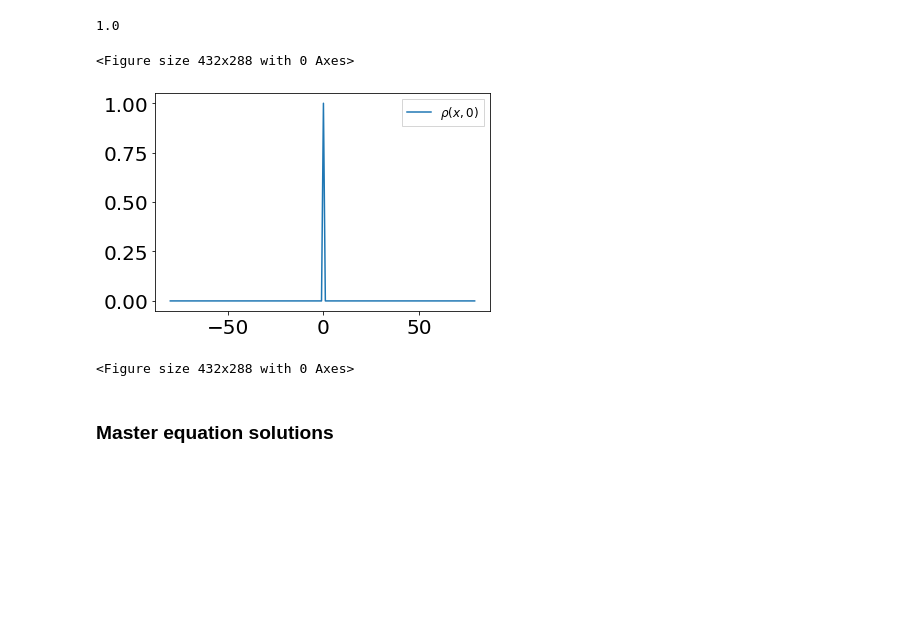
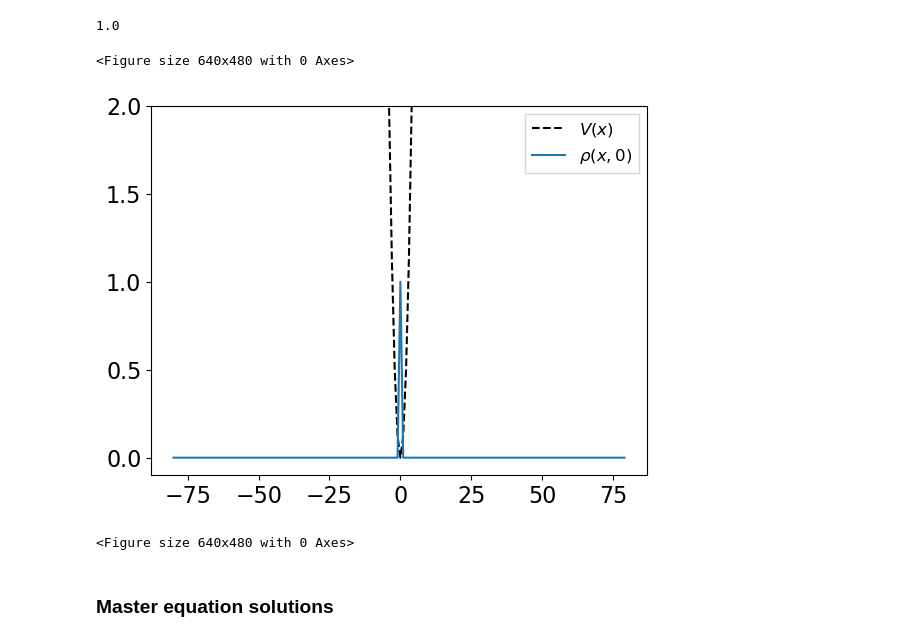
Before and after one commit to arthurfaria/non-Gaussian_Fluctuations, a Jupyter notebook: Generalized_FP.ipynb, the cells around one changed output. Saved outputs shown, nothing was run; the diff lists cells and outputs as text; code cells hidden in the pictures; blank space fills up the shorter version.

```diff
--- a/Generalized_FP.ipynb
+++ b/Generalized_FP.ipynb
@@ -7,6 +18,4 @@ import pylab as plt
 
 from scipy import integrate
 from scipy import sparse
-plt.rcParams.update({'font.size': 20})
-#plt.rcParams.update({'font.size': 30})
-from mpmath import mp
+plt.rcParams.update({'font.size': 16})
@@ -58,54 +85,48 @@ brow_an = Z * (np.exp(- x**2/(kappa)))
 # %%
-################## Initial rho0
-
+# Initial rho0
 def ddf(x,sig):
     x0 = x #- 10
     val = np.zeros_like(x0)
     val[(-(1/(10*sig))<=x0) & (x0<=(1/(10*sig)))] = 1
     return val
 
 delta0 = ddf(x,1)            # initial delta
-print(np.trapz(delta0, x))   #normalization-check
+print(np.trapz(delta0, x))   # normalization-check
 
 
-################## overdamped standard BM rho_t
-
-def sBM_rho_t(t, rho):
+# overdamped sBM rho_t
+def BM_rho_t(t, rho):
     B0 = omega**2/gamma * np.convolve(x*rho, [1,-1], 'same') / dx
     B2 = 1/2 * np.convolve(rho, [1,-2,1], 'same') / (dx**2)
     #print(t)
     return  B0 + Dif* B2
 
+# overdamped DLD rho_t
+def GenBM_rho_t(t, rho):
+    D0 = omega**2/gamma * np.convolve(x*rho, [1,-1], 'same') / dx
+    D1 = C1 * np.convolve(rho, [1,-2,1], 'same') / (dx**2)
+    D2 = C2 * np.convolve(rho, [1, -4, 6, -4, 1], 'same') / (dx**4)
+    D3 = C3 * np.convolve(rho, [1, -6, 15, -20, 15,  -6, 1], 'same') / (dx**6)
+    D4 = C4 * np.convolve(rho, [1, -8, 28, -56, 70, -56, 28, -8, 1], 'same') / (dx**8)
+    D5 = C5 * np.convolve(rho, [1, -10, 45, -120, 210, -252, 210, -120, 45, -10, 1], 'same') / (dx**10)
+    return  D0 + Dif*(D1 + D2 + D3 + D4 + D5)
 
-################## overdamped GenBM rho_t
 
-def gBM_rho_t(t, rho):
-    D0 = omega**2/gamma * np.convolve(x*rho, [1,-1], 'same') / dx
-    D2 = C0 * np.convolve(rho, [1,-2,1], 'same') / (dx**2)
-    D4 = C1 * np.convolve(rho, [1, -4, 6, -4, 1], 'same') / (dx**4)
-    D6 = C2 * np.convolve(rho, [1, -6, 15, -20, 15,  -6, 1], 'same') / (dx**6)
-    D8 = C3 * np.convolve(rho, [1, -8, 28, -56, 70, -56, 28, -8, 1], 'same') / (dx**8)
-    D10= C4 * np.convolve(rho, [1, -10, 45, -120, 210, -252, 210, -120, 45, -10, 1], 'same') / (dx**10)
-    return  D0 + Dif*(D2 + D4 + D6 + D8 + D10)
+# Harmonic Force and Potential
+V = 0.5 * omega**2 * (x)**2    # harmonic potential
+F = - omega**2 * (x)           # harmonic force
 
-################## Harmonic Force and Potential
-
-V = 0.5 * omega**2 * (x)**2     # harmonic potential
-#F = - omega**2 * (x)           # harmonic force
-
-################## Plot of rho0 and V
-
-#plt.plot(x, V, "k--", label=r"$V(x)$")           # plot potential
-plt.plot(x, delta0, label=r"$\rho(x,0)$")         # plot rho0
-
-#plt.xlim(-10, 10)
+# Plotting rho0 and V
+plt.plot(x, V, "k--", label=r"$V(x)$")           # plot potential
+plt.plot(x, delta0, label=r"$\rho(x,0)$")        # plot rho0
+plt.ylim(-0.1, 2)
 plt.legend(loc=1, fontsize=12, fancybox=False)
 plt.figure()
 # %% [output]
 1.0
-<Figure size 432x288 with 0 Axes>
+<Figure size 640x480 with 0 Axes>
-[figure, old version]
+[figure, new version]
-<Figure size 432x288 with 0 Axes>
+<Figure size 640x480 with 0 Axes>
 # %% [markdown]
 ### Master equation solutions
 # %%
```
Also changed, not shown: parts of 14 cells of this notebook, 3 other files.
